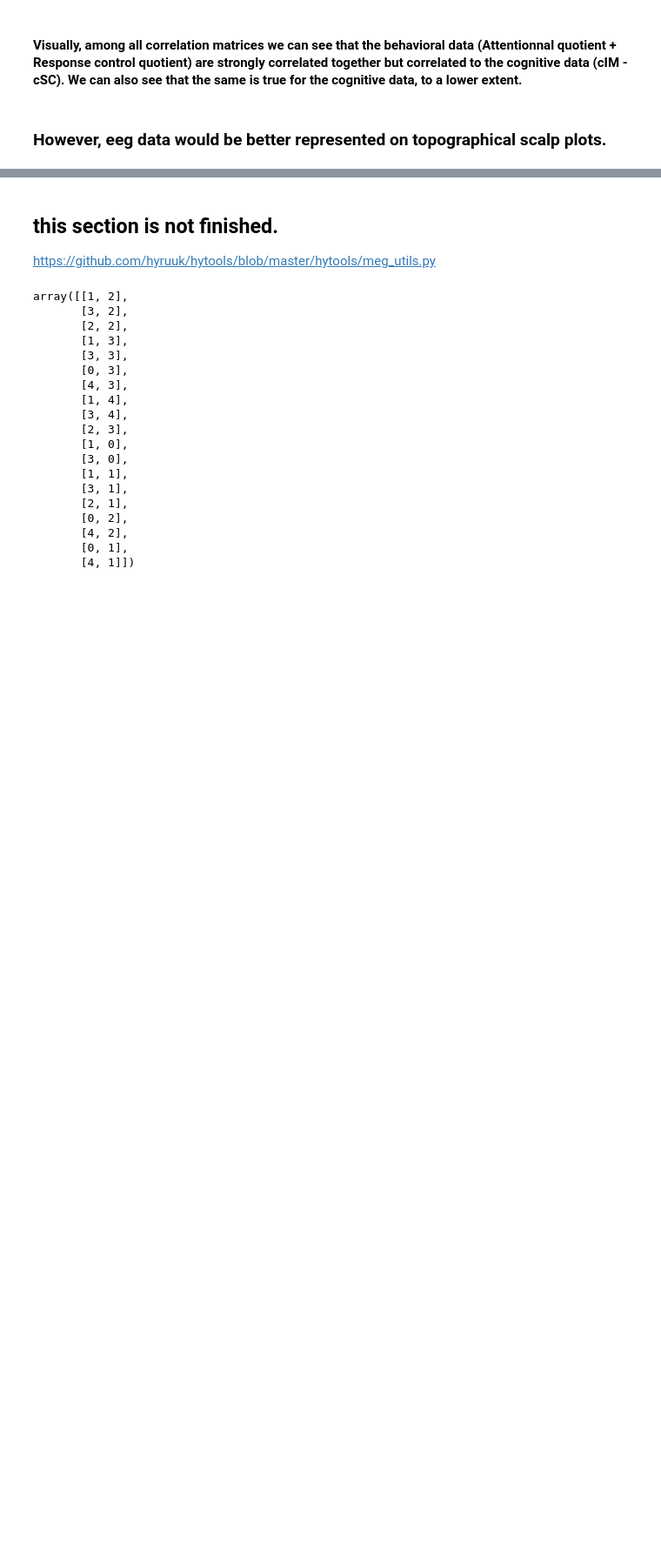
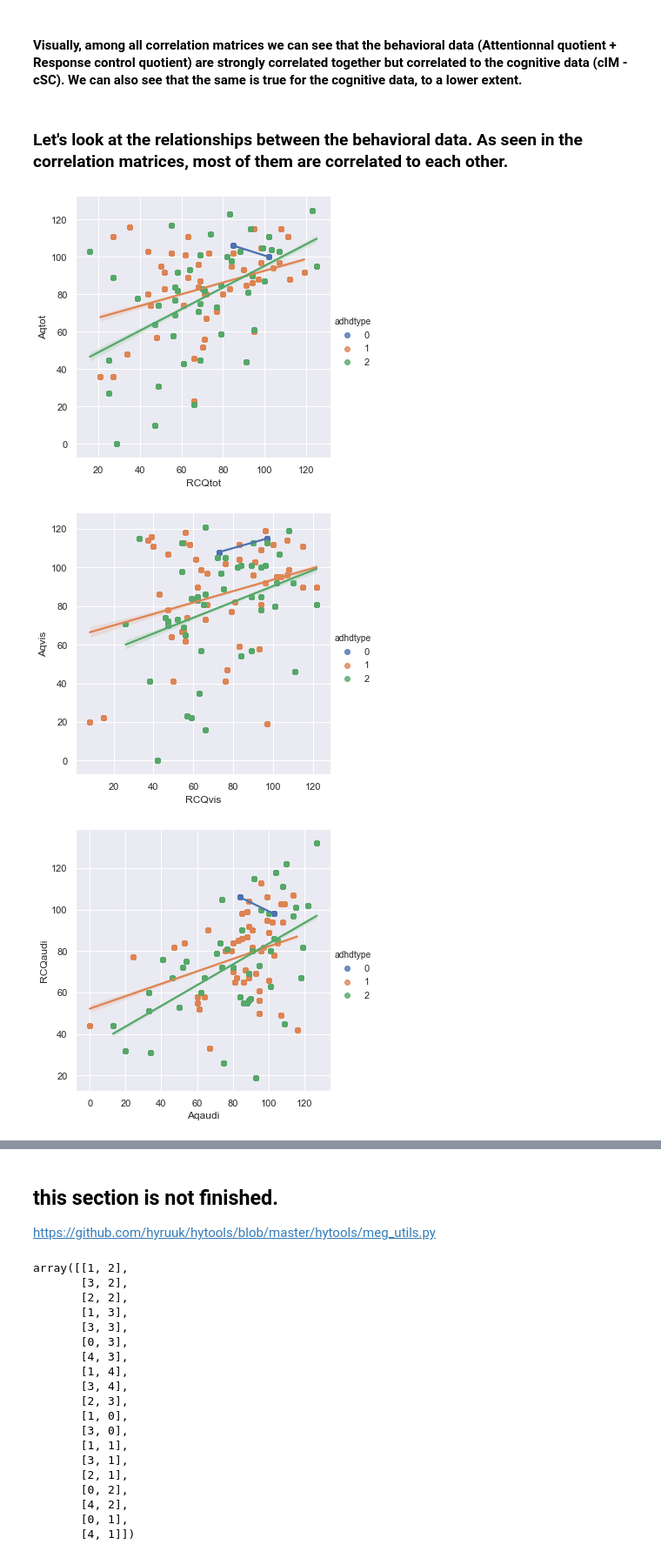
Before and after one commit to brainhack-school2020/ADHDsubtypes_project, a Jupyter notebook: Viz.ipynb, the cells around one changed output, grey strips where cells are left out. Shown at 87% size. Saved outputs shown, nothing was run; the diff lists cells and outputs as text; code cells hidden in the pictures; blank space fills up the shorter version.

```diff
--- a/Viz.ipynb
+++ b/Viz.ipynb
@@ -397,4 +426,19 @@ plt.show()
 # %% [markdown]
 #### Visually, among all correlation matrices we can see that the behavioral data (Attentionnal quotient + Response control quotient) are strongly correlated together but correlated to the cognitive data (cIM - cSC). We can also see that the same is true for the cognitive data, to a lower extent.
-# %% [markdown]
-### However, eeg data would be better represented on topographical scalp plots.
+# %% [markdown]
+### Let's look at the relationships between the behavioral data. As seen in the correlation matrices, most of them are correlated to each other.
+# %%
+import seaborn as sns
+import matplotlib.pyplot as plt
+df = df_analysis
+sns.set(color_codes=True)
+# %%
+sns.lmplot(x="RCQtot", y="Aqtot", hue="adhdtype", data=df);
+sns.lmplot(x="RCQvis", y="Aqvis", hue="adhdtype", data=df);
+sns.lmplot(x="Aqaudi", y="RCQaudi", hue="adhdtype", data=df);
+sns.lmplot(x="RCQvis", y="RCQaudi", hue="adhdtype", data=df);
+sns.lmplot(x="Aqvis", y="Aqaudi", hue="adhdtype", data=df);
+# %% [output]
+[figure, added]
+[figure, added]
+[figure, added]
```
Also changed, not shown: parts of 31 cells of this notebook.
